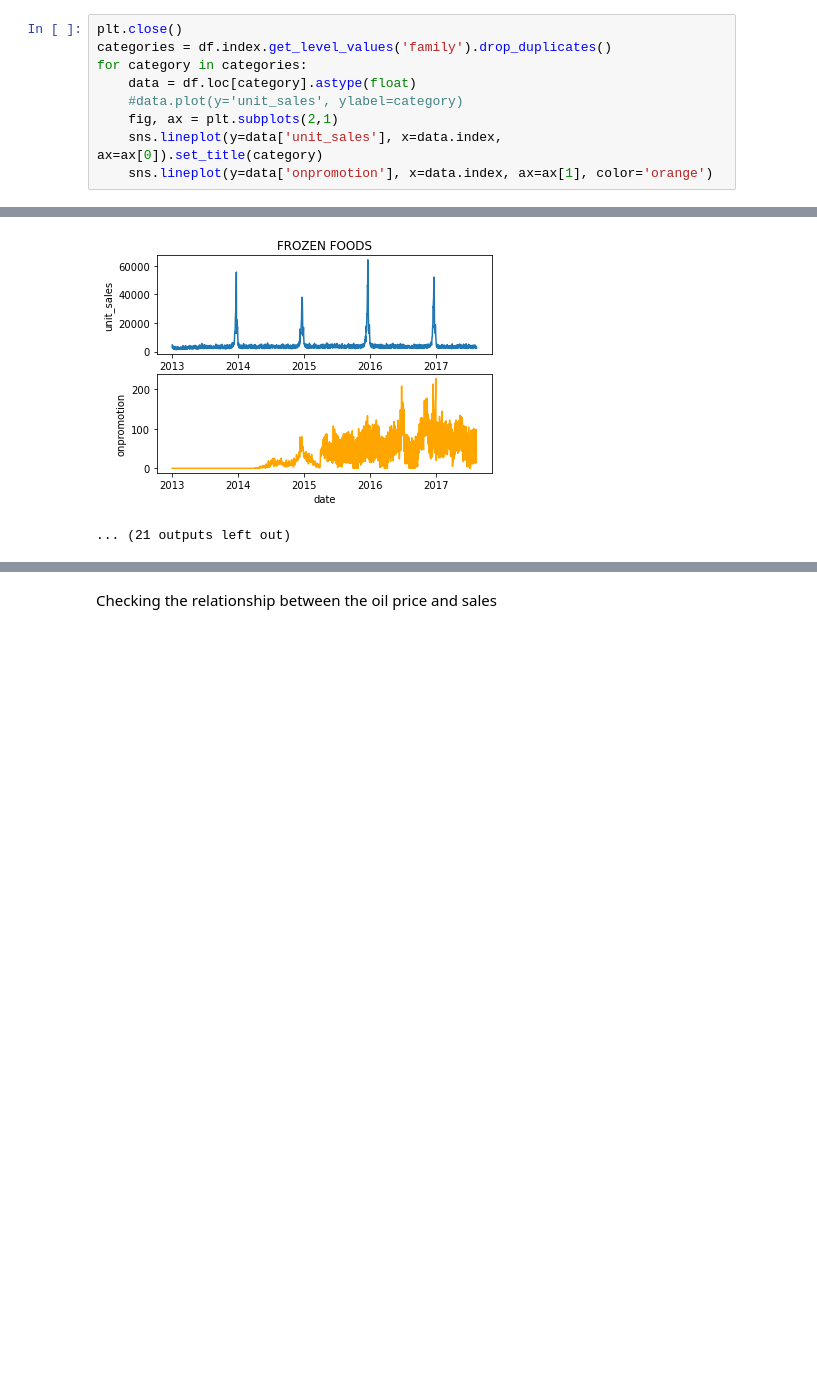
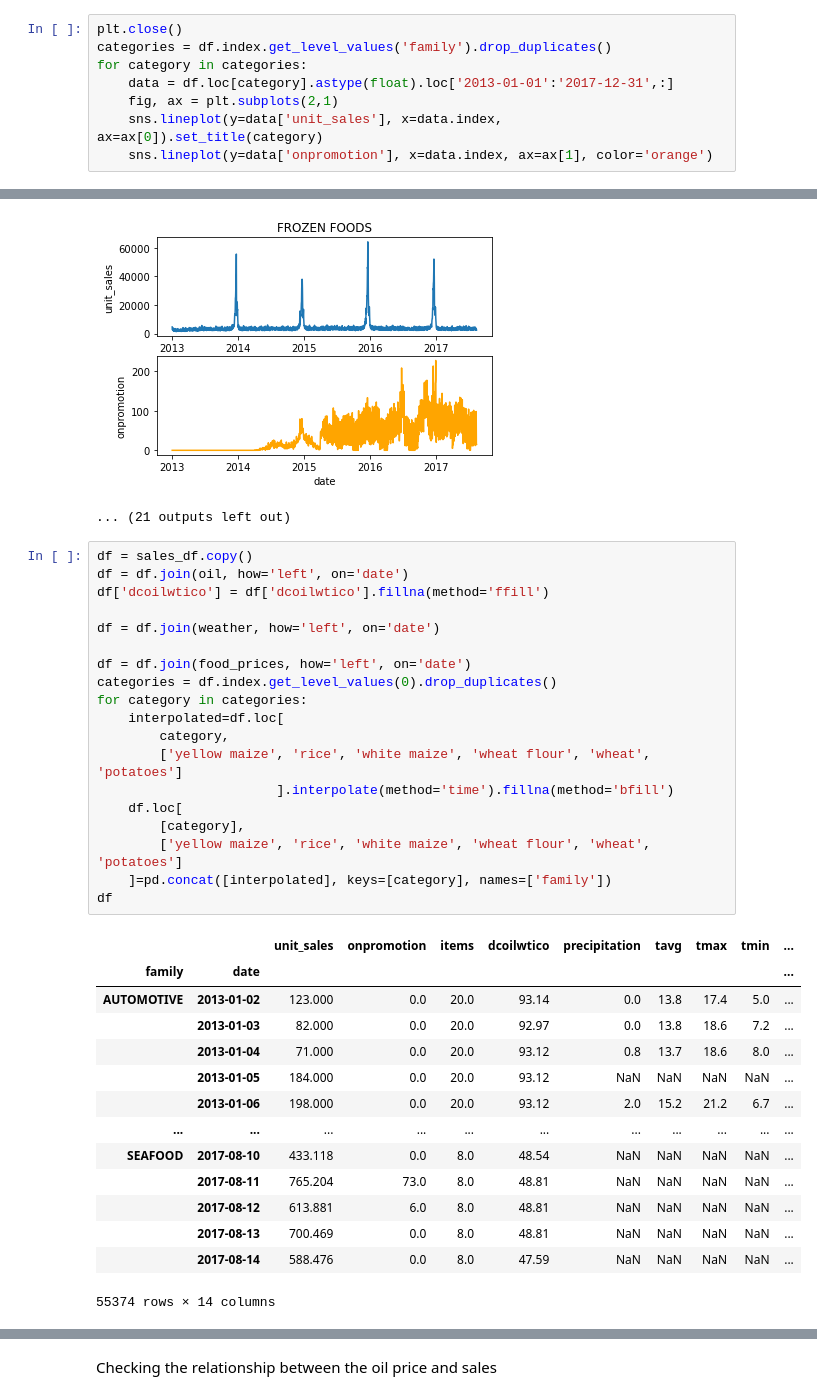
Before and after one commit to Elias-YJ/bsc-thesis, a Jupyter notebook: Exploration.ipynb, the cells around one changed output, grey strips where cells are left out. Cells and saved outputs as stored; diff of their text form; blank space fills up the shorter version.

```diff
--- a/Exploration.ipynb
+++ b/Exploration.ipynb
@@ -104,8 +162,7 @@ df.head()
 plt.close()
 categories = df.index.get_level_values('family').drop_duplicates()
 for category in categories:
-    data = df.loc[category].astype(float)
-    #data.plot(y='unit_sales', ylabel=category)
+    data = df.loc[category].astype(float).loc['2013-01-01':'2017-12-31',:]
     fig, ax = plt.subplots(2,1)
     sns.lineplot(y=data['unit_sales'], x=data.index, ax=ax[0]).set_title(category)
     sns.lineplot(y=data['onpromotion'], x=data.index, ax=ax[1], color='orange')
@@ -123,3 +180,37 @@ for category in categories:
 [figure]
 [figure]
 ... (21 outputs left out)
+# %%
+df = sales_df.copy()
+df = df.join(oil, how='left', on='date')
+df['dcoilwtico'] = df['dcoilwtico'].fillna(method='ffill')
+
+df = df.join(weather, how='left', on='date')
+
+df = df.join(food_prices, how='left', on='date')
+categories = df.index.get_level_values(0).drop_duplicates()
+for category in categories:
+    interpolated=df.loc[
+        category,
+        ['yellow maize', 'rice', 'white maize', 'wheat flour', 'wheat', 'potatoes']
+                       ].interpolate(method='time').fillna(method='bfill')
+    df.loc[
+        [category],
+        ['yellow maize', 'rice', 'white maize', 'wheat flour', 'wheat', 'potatoes']
+    ]=pd.concat([interpolated], keys=[category], names=['family'])
+df
+# %% [output]
+|  |  | unit_sales | onpromotion | items | dcoilwtico | precipitation | tavg | tmax | tmin | ... |
+| family | date |  |  |  |  |  |  |  |  | ... |
+| AUTOMOTIVE | 2013-01-02 | 123.000 | 0.0 | 20.0 | 93.14 | 0.0 | 13.8 | 17.4 | 5.0 | ... |
+|  | 2013-01-03 | 82.000 | 0.0 | 20.0 | 92.97 | 0.0 | 13.8 | 18.6 | 7.2 | ... |
+|  | 2013-01-04 | 71.000 | 0.0 | 20.0 | 93.12 | 0.8 | 13.7 | 18.6 | 8.0 | ... |
+|  | 2013-01-05 | 184.000 | 0.0 | 20.0 | 93.12 | NaN | NaN | NaN | NaN | ... |
+|  | 2013-01-06 | 198.000 | 0.0 | 20.0 | 93.12 | 2.0 | 15.2 | 21.2 | 6.7 | ... |
+| ... | ... | ... | ... | ... | ... | ... | ... | ... | ... | ... |
+| SEAFOOD | 2017-08-10 | 433.118 | 0.0 | 8.0 | 48.54 | NaN | NaN | NaN | NaN | ... |
+|  | 2017-08-11 | 765.204 | 73.0 | 8.0 | 48.81 | NaN | NaN | NaN | NaN | ... |
+|  | 2017-08-12 | 613.881 | 6.0 | 8.0 | 48.81 | NaN | NaN | NaN | NaN | ... |
+|  | 2017-08-13 | 700.469 | 0.0 | 8.0 | 48.81 | NaN | NaN | NaN | NaN | ... |
+|  | 2017-08-14 | 588.476 | 0.0 | 8.0 | 47.59 | NaN | NaN | NaN | NaN | ... |
+55374 rows × 14 columns
```
Also changed, not shown: parts of 8 cells of this notebook, 1 other file.
